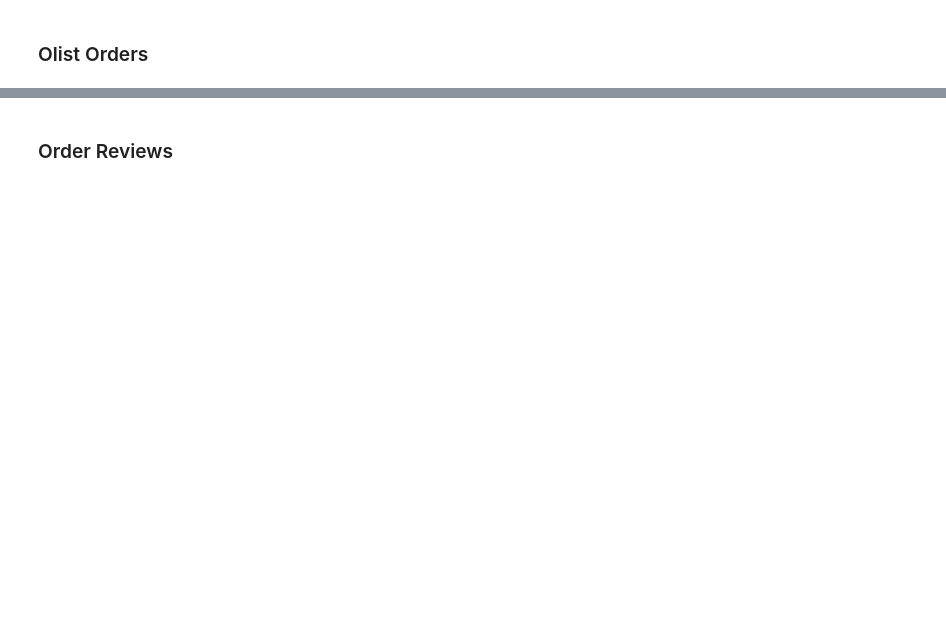
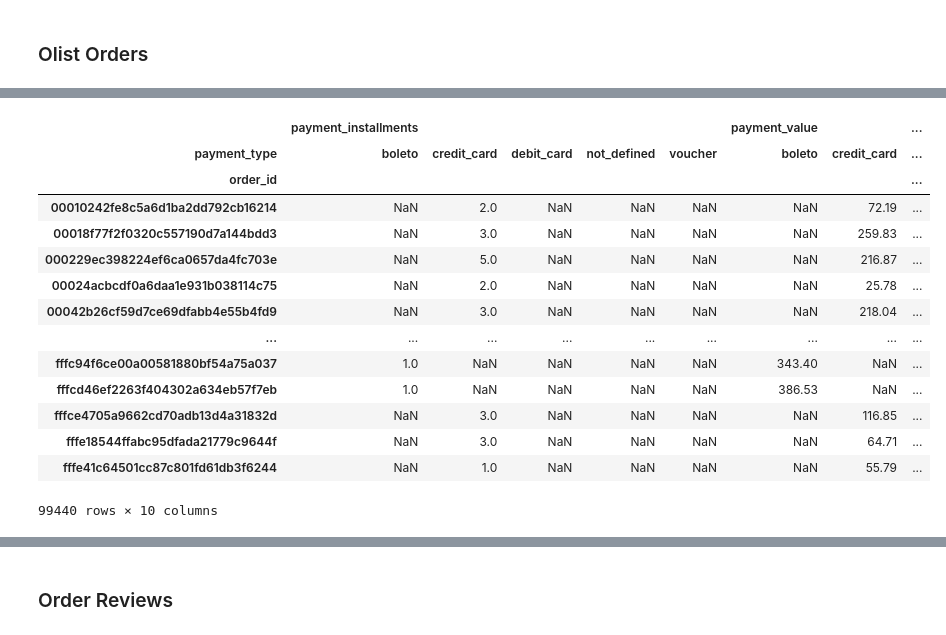
Before and after one commit to hilarylimyuxuan/Customer-Segmentation-Model, a Jupyter notebook: Olist Customer Segmentation Model.ipynb, the cells around one changed output, grey strips where cells are left out. Saved outputs shown, nothing was run; the diff lists cells and outputs as text; code cells hidden in the pictures; blank space fills up the shorter version.

Commit message:
Merge orders

```diff
--- a/Olist Customer Segmentation Model.ipynb
+++ b/Olist Customer Segmentation Model.ipynb
@@ -302,3 +302,16 @@ seller_order_geo.head()
 | 4 | d1b65fc7debc3361ea86b5f14c68d2e2 | 13844 | mogi guacu | SP | 0504447548229e075dea8441b37b1e2a | 1 | 8852eb03b04ec3268a66e9b696e25f6f | ... |
 # %% [markdown]
 ### Olist Orders
+# %%
+# extract data for orders
+for data, df in olist.items():
+    if data == 'orders':
+        order_df = df
+    elif data == 'order_payments':
+        order_payment_df = df
+    elif data == 'order_items':
+        order_items_df = df
+
+display(order_df.head())
+display(order_payment_df.head())
+display(order_items_df.head())
@@ -304,0 +414,8 @@ seller_order_geo.head()
+# %%
+# pivot payment installments by payment type
+installment_df = order_payment_df[['order_id', 'payment_type', 'payment_installments']].copy()
+installment_df = pd.pivot_table(installment_df, index='order_id', columns='payment_type', aggfunc= {'payment_installments': 'sum'})
+display(installment_df.head())
+
+# check the order id count
+print("Total order count:", len(installment_df.index))
@@ -304,0 +441,8 @@ seller_order_geo.head()
+# %%
+# pivot payment values by payment type
+payment_value_df = order_payment_df[['order_id', 'payment_type', 'payment_value']].copy()
+payment_value_df = pd.pivot_table(payment_value_df, index='order_id', columns='payment_type', aggfunc= {'payment_value': 'sum'})
+display(payment_value_df.head())
+
+# check the order id count
+print("Total order count:", len(payment_value_df.index))
@@ -304,0 +459,20 @@ seller_order_geo.head()
+# %%
+# merge installment and payment value
+order_payment_df = installment_df.join(payment_value_df)
+display(order_payment_df)
+# %% [output]
+|  | payment_installments |  |  |  |  | payment_value |  | ... |
+| payment_type | boleto | credit_card | debit_card | not_defined | voucher | boleto | credit_card | ... |
+| order_id |  |  |  |  |  |  |  | ... |
+| 00010242fe8c5a6d1ba2dd792cb16214 | NaN | 2.0 | NaN | NaN | NaN | NaN | 72.19 | ... |
+| 00018f77f2f0320c557190d7a144bdd3 | NaN | 3.0 | NaN | NaN | NaN | NaN | 259.83 | ... |
+| 000229ec398224ef6ca0657da4fc703e | NaN | 5.0 | NaN | NaN | NaN | NaN | 216.87 | ... |
+| 00024acbcdf0a6daa1e931b038114c75 | NaN | 2.0 | NaN | NaN | NaN | NaN | 25.78 | ... |
+| 00042b26cf59d7ce69dfabb4e55b4fd9 | NaN | 3.0 | NaN | NaN | NaN | NaN | 218.04 | ... |
+| ... | ... | ... | ... | ... | ... | ... | ... | ... |
+| fffc94f6ce00a00581880bf54a75a037 | 1.0 | NaN | NaN | NaN | NaN | 343.40 | NaN | ... |
+| fffcd46ef2263f404302a634eb57f7eb | 1.0 | NaN | NaN | NaN | NaN | 386.53 | NaN | ... |
+| fffce4705a9662cd70adb13d4a31832d | NaN | 3.0 | NaN | NaN | NaN | NaN | 116.85 | ... |
+| fffe18544ffabc95dfada21779c9644f | NaN | 3.0 | NaN | NaN | NaN | NaN | 64.71 | ... |
+| fffe41c64501cc87c801fd61db3f6244 | NaN | 1.0 | NaN | NaN | NaN | NaN | 55.79 | ... |
+99440 rows × 10 columns
```
Also changed, not shown: parts of 20 cells of this notebook.
